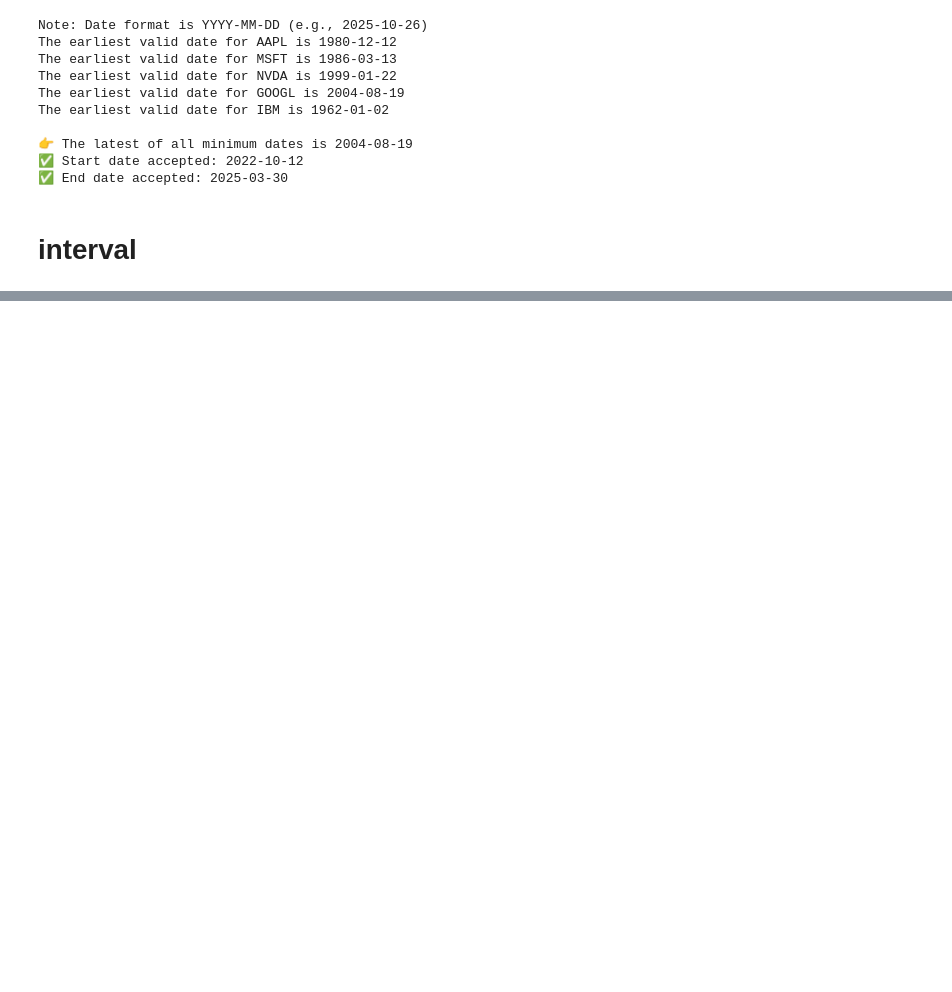
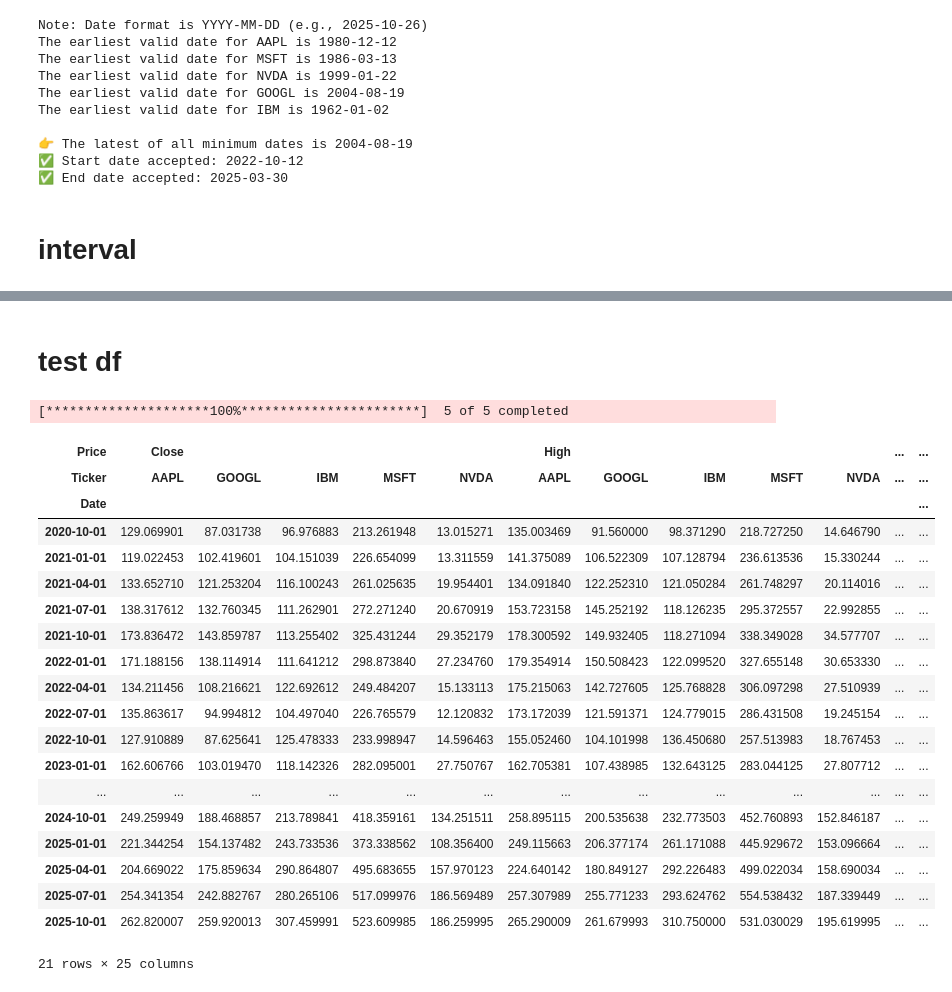
Before and after one commit to Ali-Hassanzadeh1995/Coding_class_2025-Project, a Jupyter notebook: List_of_Stoks.ipynb, the cells around one changed output, grey strips where cells are left out. Saved outputs shown, nothing was run; the diff lists cells and outputs as text; code cells hidden in the pictures; blank space fills up the shorter version.

Commit message:
correction interval

```diff
--- a/List_of_Stoks.ipynb
+++ b/List_of_Stoks.ipynb
@@ -93,8 +93,8 @@ temp.append(int(today[8:]))
 today = temp[:]
 
 print("Given the Start data of each stock enter a valid start data!")
-tickers = {'AAPL', 'MSFT', 'NVDA', 'GOOGL', 'IBM'}
-
+# tickers = {'AAPL', 'MSFT', 'NVDA', 'GOOGL', 'IBM'}
+tickers = List_stocks
 min_dates = []
 for ticker in tickers:
     ticker_temp = yf.Ticker(ticker)
@@ -104,7 +104,7 @@ for ticker in tickers:
     hist = str(hist[:9])
     min_dates.append([int(hist[0:4]),int(hist[5:7]),int(hist[8:])])
 
-max_date = max(min_date)
+max_date = max(min_dates)
 print(f"Given your ticker(s) list the minimum valid date is {max_date[0]}-{max_date[1]}-{max_date[2]}.")
 
 def data_format_validation(date):
@@ -126,16 +126,19 @@ def data_format_validation(date):
 
 
 S_date = str(input(f"Enter Start Date:"))
+temp = S_date
 
 if data_format_validation(S_date):
     temp = []
     temp.append([int(S_date[0:4]),int(S_date[5:7]),int(S_date[8:])])
     S_date = temp[0][:]
     print(S_date)
-    if S_date[0] < max_date[0] or S_date[1]<max_date[1] or S_date[2]<max_date[2] :
+    if S_date < max_date :
         print(f" Entered data is not in valid range. Start data must be grater than equal {max_date[0]}-{max_date[1]}-{max_date[2]}")
 else:
     print('Entered data is not in accepteable format!')
+
+S_date = str(S_date[0])+ "-" + str(S_date[1]) + "-" + str(S_date[2])  # date is changed to string
 
 E_date = str(input(f"Enter End Date:"))
 
@@ -144,8 +147,10 @@ if data_format_validation(E_date):
     temp.append([int(E_date[0:4]),int(E_date[5:7]),int(E_date[8:])])
     E_date = temp[0][:]
     print(E_date)
-    if E_date[0] < today[0] or E_date[1]<today[1] or E_date[2]<today[2] :
+    if E_date > today :
         print(f" Entered data is not in valid range. Start data must be less than equal {today[0]}-{today[1]}-{today[2]}")
 else:
     print('Entered data is not in accepteable format!')
+
+E_date = str(E_date[0])+ "-" + str(E_date[1]) + "-" + str(E_date[2]) # date is changed to string
 # %% [output]
@@ -253,0 +260,27 @@ Entered interval is 5m.
+# %% [markdown]
+# test df
+# %%
+data = yf.download(List_stocks, start=S_date, end=E_date , interval=interval)
+data
+# %% [output]
+[*********************100%***********************]  5 of 5 completed
+| Price | Close |  |  |  |  | High |  |  |  |  | ... | ... |
+| Ticker | AAPL | GOOGL | IBM | MSFT | NVDA | AAPL | GOOGL | IBM | MSFT | NVDA | ... | ... |
+| Date |  |  |  |  |  |  |  |  |  |  |  | ... |
+| 2020-10-01 | 129.069901 | 87.031738 | 96.976883 | 213.261948 | 13.015271 | 135.003469 | 91.560000 | 98.371290 | 218.727250 | 14.646790 | ... | ... |
+| 2021-01-01 | 119.022453 | 102.419601 | 104.151039 | 226.654099 | 13.311559 | 141.375089 | 106.522309 | 107.128794 | 236.613536 | 15.330244 | ... | ... |
+| 2021-04-01 | 133.652710 | 121.253204 | 116.100243 | 261.025635 | 19.954401 | 134.091840 | 122.252310 | 121.050284 | 261.748297 | 20.114016 | ... | ... |
+| 2021-07-01 | 138.317612 | 132.760345 | 111.262901 | 272.271240 | 20.670919 | 153.723158 | 145.252192 | 118.126235 | 295.372557 | 22.992855 | ... | ... |
+| 2021-10-01 | 173.836472 | 143.859787 | 113.255402 | 325.431244 | 29.352179 | 178.300592 | 149.932405 | 118.271094 | 338.349028 | 34.577707 | ... | ... |
+| 2022-01-01 | 171.188156 | 138.114914 | 111.641212 | 298.873840 | 27.234760 | 179.354914 | 150.508423 | 122.099520 | 327.655148 | 30.653330 | ... | ... |
+| 2022-04-01 | 134.211456 | 108.216621 | 122.692612 | 249.484207 | 15.133113 | 175.215063 | 142.727605 | 125.768828 | 306.097298 | 27.510939 | ... | ... |
+| 2022-07-01 | 135.863617 | 94.994812 | 104.497040 | 226.765579 | 12.120832 | 173.172039 | 121.591371 | 124.779015 | 286.431508 | 19.245154 | ... | ... |
+| 2022-10-01 | 127.910889 | 87.625641 | 125.478333 | 233.998947 | 14.596463 | 155.052460 | 104.101998 | 136.450680 | 257.513983 | 18.767453 | ... | ... |
+| 2023-01-01 | 162.606766 | 103.019470 | 118.142326 | 282.095001 | 27.750767 | 162.705381 | 107.438985 | 132.643125 | 283.044125 | 27.807712 | ... | ... |
+| ... | ... | ... | ... | ... | ... | ... | ... | ... | ... | ... | ... | ... |
+| 2024-10-01 | 249.259949 | 188.468857 | 213.789841 | 418.359161 | 134.251511 | 258.895115 | 200.535638 | 232.773503 | 452.760893 | 152.846187 | ... | ... |
+| 2025-01-01 | 221.344254 | 154.137482 | 243.733536 | 373.338562 | 108.356400 | 249.115663 | 206.377174 | 261.171088 | 445.929672 | 153.096664 | ... | ... |
+| 2025-04-01 | 204.669022 | 175.859634 | 290.864807 | 495.683655 | 157.970123 | 224.640142 | 180.849127 | 292.226483 | 499.022034 | 158.690034 | ... | ... |
+| 2025-07-01 | 254.341354 | 242.882767 | 280.265106 | 517.099976 | 186.569489 | 257.307989 | 255.771233 | 293.624762 | 554.538432 | 187.339449 | ... | ... |
+| 2025-10-01 | 262.820007 | 259.920013 | 307.459991 | 523.609985 | 186.259995 | 265.290009 | 261.679993 | 310.750000 | 531.030029 | 195.619995 | ... | ... |
+21 rows × 25 columns
```
Also changed, not shown: parts of 3 cells of this notebook.
